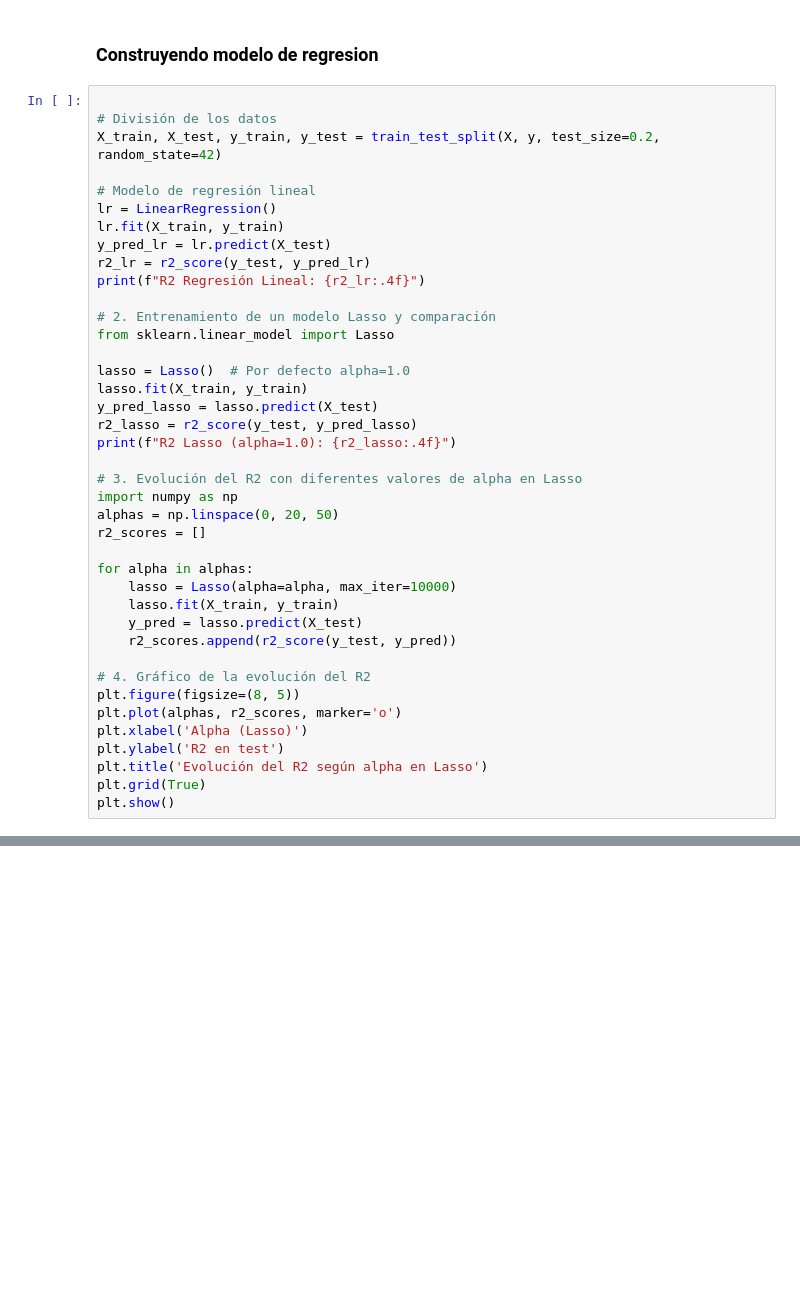
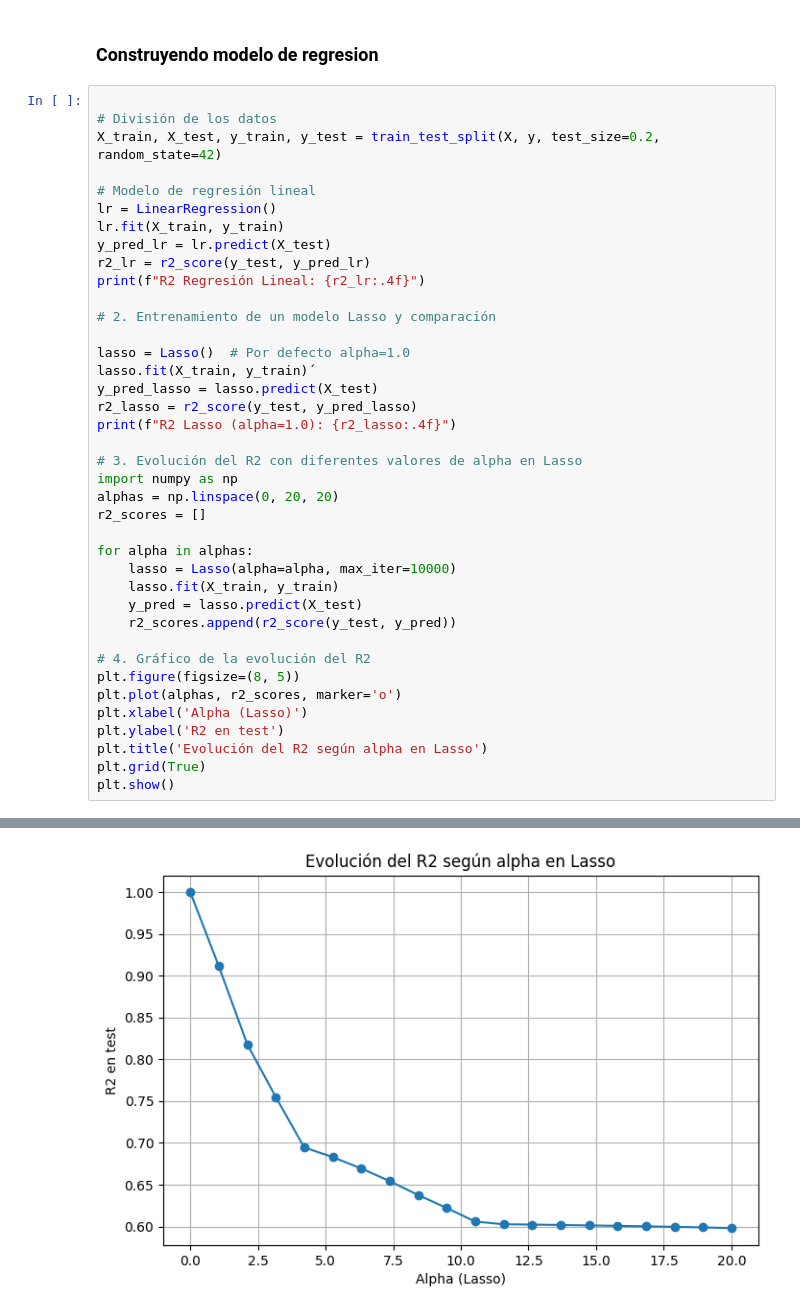
Before and after one commit to 4GeeksAcademy/infoasir20-primer-algoritmo, a Jupyter notebook: src/ 03-linear-regression-reg.ipynb, the cells around one changed output, grey strips where cells are left out. Drawn from its saved outputs; the diff is of its cells as text; blank space fills up the shorter version.

```diff
--- a/src/ 03-linear-regression-reg.ipynb
+++ b/src/ 03-linear-regression-reg.ipynb
@@ -188,17 +190,16 @@ r2_lr = r2_score(y_test, y_pred_lr)
 print(f"R2 Regresión Lineal: {r2_lr:.4f}")
 
 # 2. Entrenamiento de un modelo Lasso y comparación
-from sklearn.linear_model import Lasso
 
 lasso = Lasso()  # Por defecto alpha=1.0
-lasso.fit(X_train, y_train)
+lasso.fit(X_train, y_train)´
 y_pred_lasso = lasso.predict(X_test)
 r2_lasso = r2_score(y_test, y_pred_lasso)
 print(f"R2 Lasso (alpha=1.0): {r2_lasso:.4f}")
 
 # 3. Evolución del R2 con diferentes valores de alpha en Lasso
 import numpy as np
-alphas = np.linspace(0, 20, 50)
+alphas = np.linspace(0, 20, 20)
 r2_scores = []
 
 for alpha in alphas:
@@ -220,0 +224 @@ R2 Lasso (alpha=1.0): 0.9228
+[figure, added]
```
Also changed, not shown: parts of 15 cells of this notebook.
